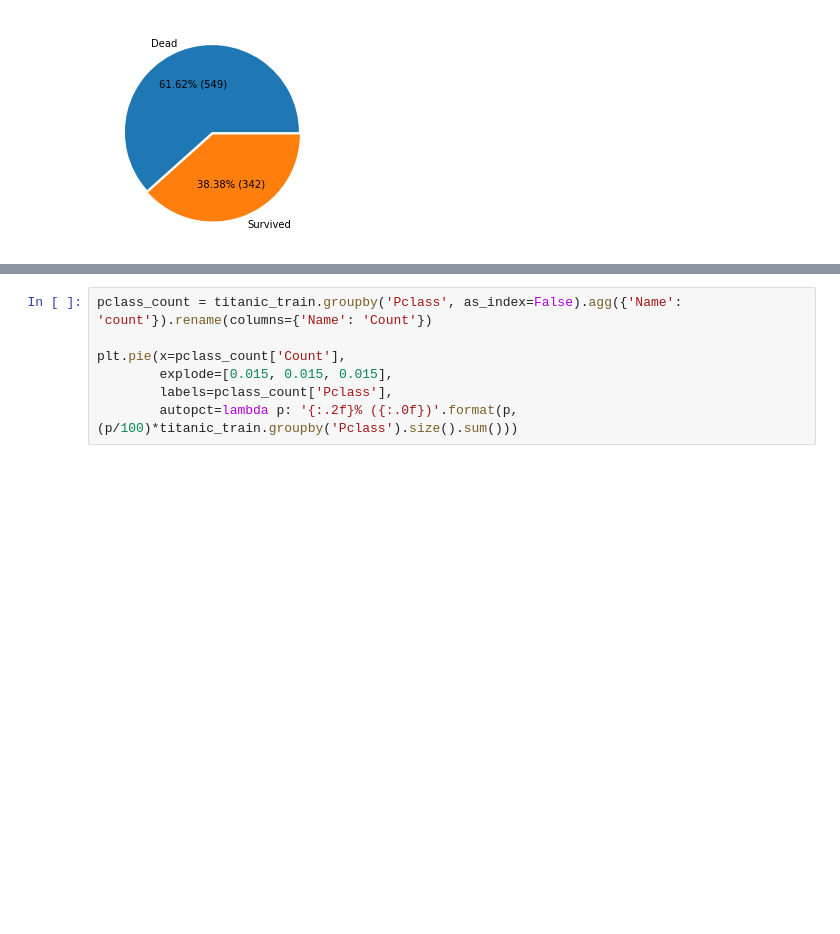
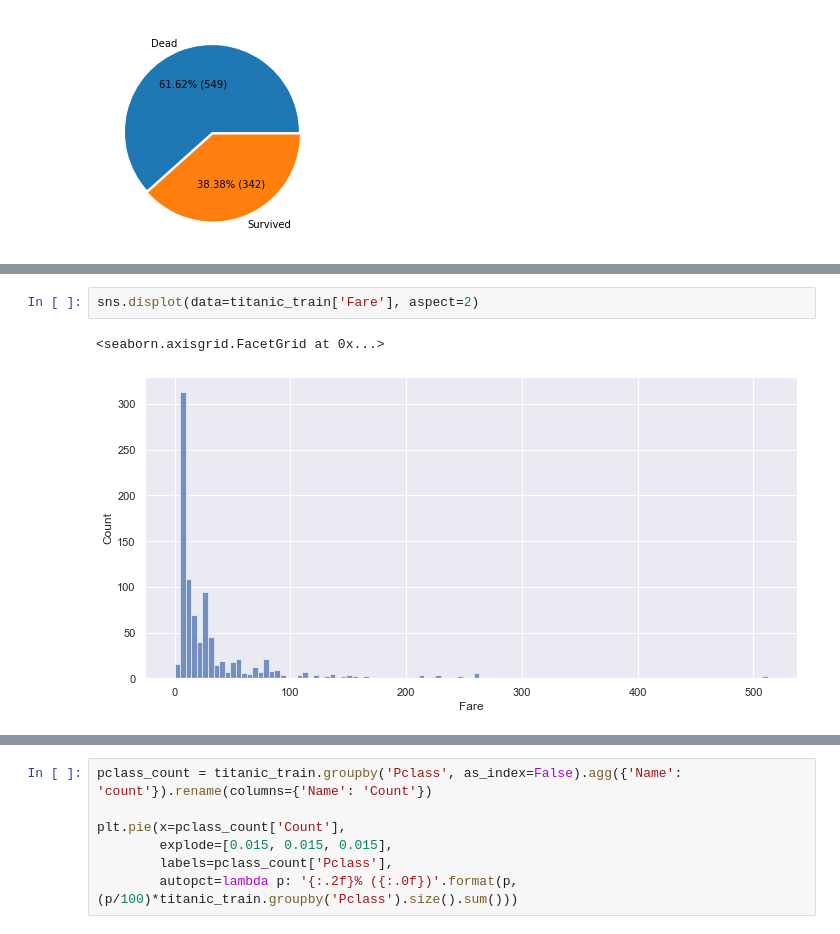
Before and after one commit to Porpoising/home_tasks, a Jupyter notebook: Pets/titanic/EDA.ipynb, the cells around one changed output, grey strips where cells are left out. Saved outputs shown, nothing was run; the diff lists cells and outputs as text; blank space fills up the shorter version.

```diff
--- a/Pets/titanic/EDA.ipynb
+++ b/Pets/titanic/EDA.ipynb
@@ -53,0 +92,5 @@ plt.pie(x=surv_count['Count'],
+# %%
+sns.displot(data=titanic_train['Fare'], aspect=2)
+# %% [output]
+<seaborn.axisgrid.FacetGrid at 0x...>
+[figure, added]
```
Also changed, not shown: parts of 19 cells of this notebook.
